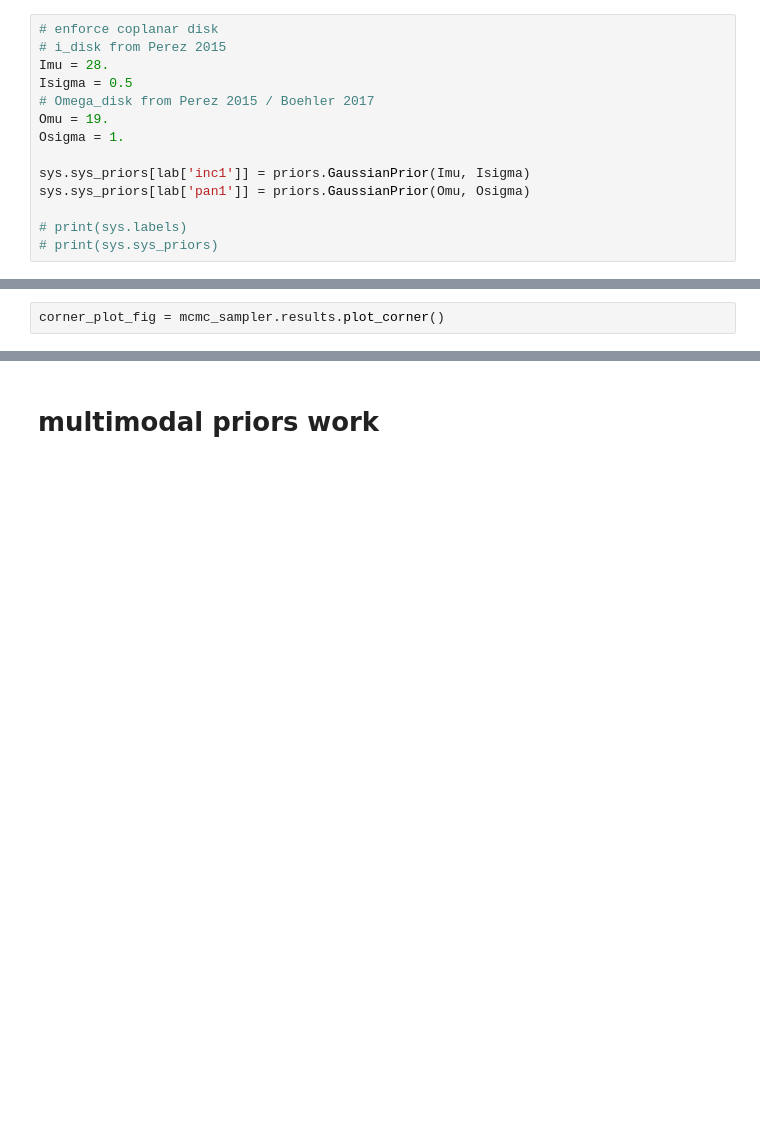
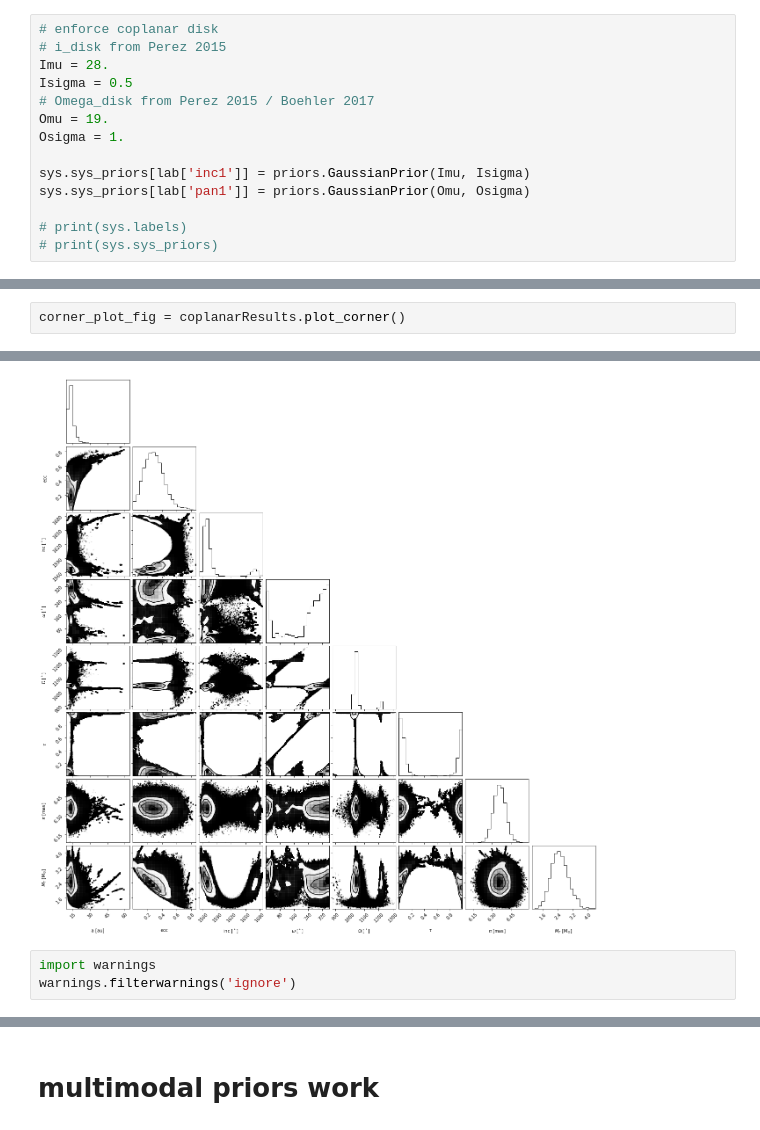
Before and after one commit to wbalmer/diskShapers, a Jupyter notebook: bayesianAstrometry/mutualInc.ipynb, the cells around one changed output, grey strips where cells are left out. Saved outputs shown, nothing was run; the diff lists cells and outputs as text; blank space fills up the shorter version.

```diff
--- a/bayesianAstrometry/mutualInc.ipynb
+++ b/bayesianAstrometry/mutualInc.ipynb
@@ -105,2 +87,3 @@ Text(0, 0.5, 'number of orbits')
 # %%
-corner_plot_fig = mcmc_sampler.results.plot_corner()
+corner_plot_fig = coplanarResults.plot_corner()
+# %% [output]
@@ -106,0 +93,4 @@ corner_plot_fig = mcmc_sampler.results.plot_corner()
+[figure, added]
+# %%
+import warnings
+warnings.filterwarnings('ignore')
```
Also changed, not shown: parts of 5 cells of this notebook.
